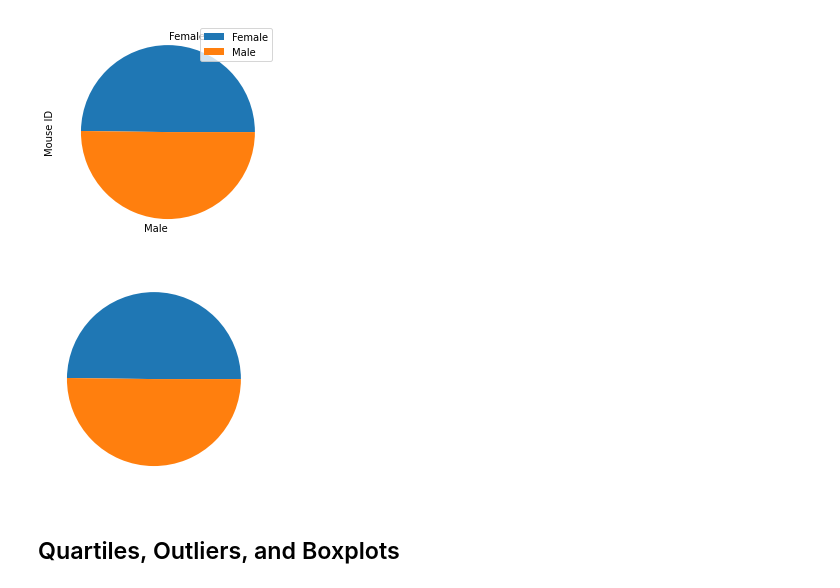
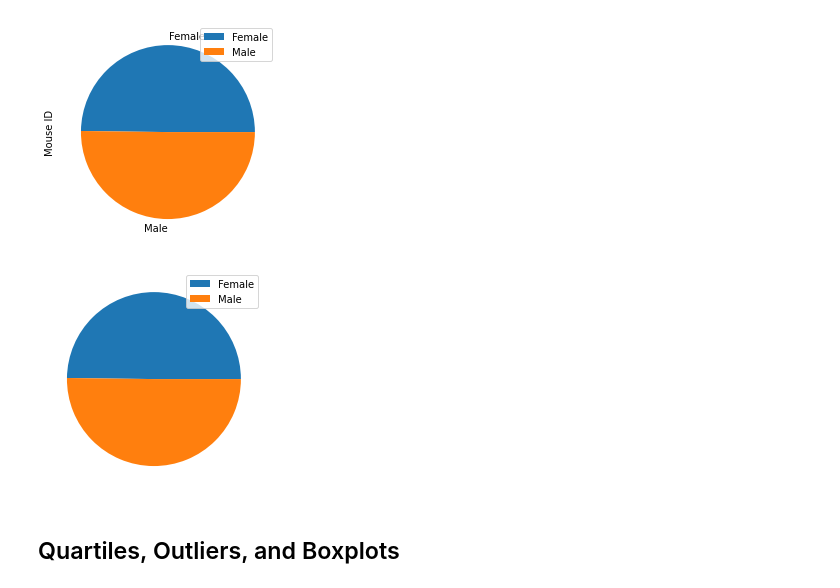
Before and after one commit to DrEvilcat/matplotlib-challenge, a Jupyter notebook: Pymaceuticals/Pymaceuticals.ipynb, the cells around one changed output. Drawn from its saved outputs; the diff is of its cells as text; code cells hidden in the pictures.

```diff
--- a/Pymaceuticals/Pymaceuticals.ipynb
+++ b/Pymaceuticals/Pymaceuticals.ipynb
@@ -129,9 +132,12 @@ plt_df.plot.pie(y = "Mouse ID")
 <matplotlib.axes._subplots.AxesSubplot at 0x...>
 [figure]
 # %%
-plot = plt.pie(plt_df["Mouse ID"])
+fig, ax = plt.subplots()
+ax.pie(plt_df["Mouse ID"])
+ax.legend(["Female","Male"])
+plt.show()
 # %% [output]
-[figure, old version]
+[figure, new version]
 # %% [markdown]
 ## Quartiles, Outliers, and Boxplots
 # %%
```
Also changed, not shown: parts of 4 cells of this notebook.
